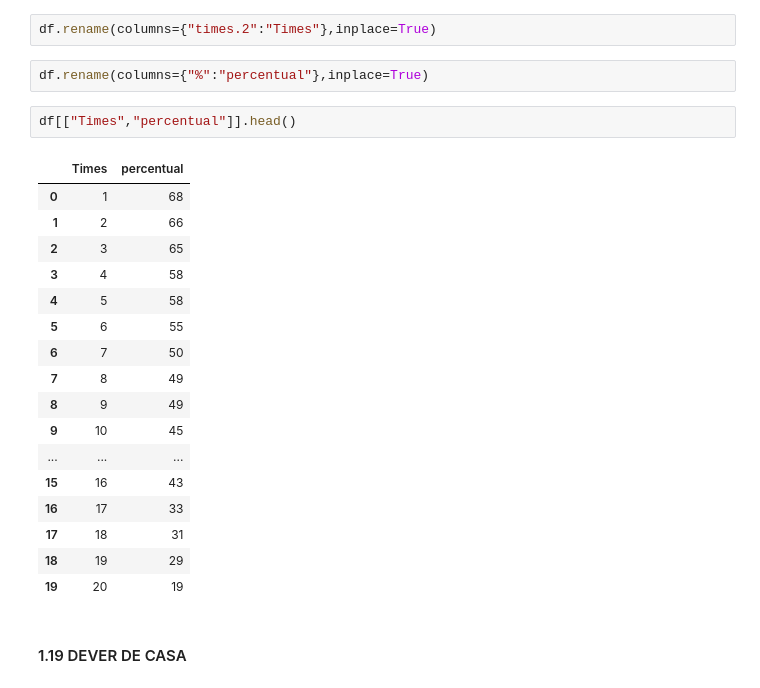
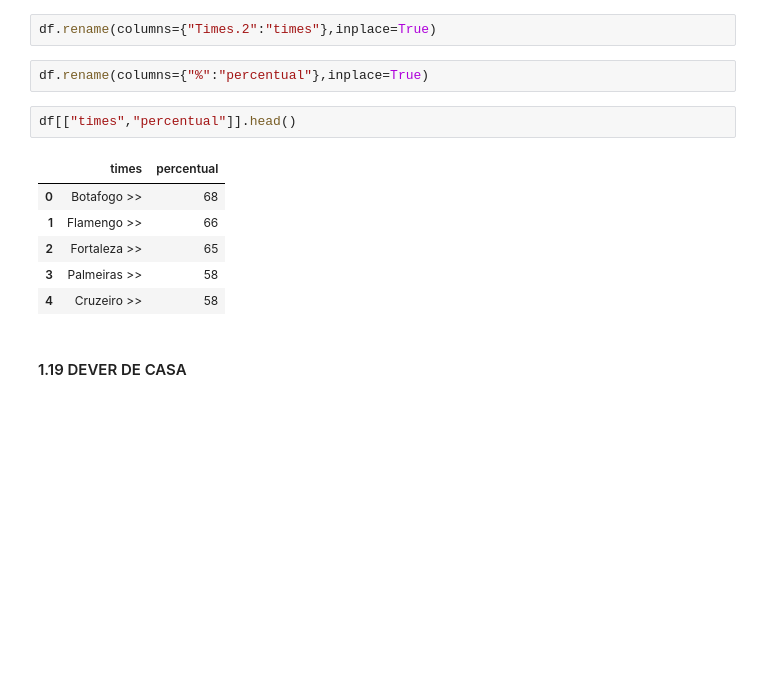
Before and after one commit to Mik3532/Python, a Jupyter notebook: table/webscraping.ipynb, the cells around one changed output. Saved outputs shown, nothing was run; the diff lists cells and outputs as text; blank space fills up the shorter version.

```diff
--- a/table/webscraping.ipynb
+++ b/table/webscraping.ipynb
@@ -239,29 +225,18 @@ df[["Times.2","%"]]
 # %% [markdown]
 #### 1.18 Renomeando colunas
 # %%
-df.rename(columns={"times.2":"Times"},inplace=True)
+df.rename(columns={"Times.2":"times"},inplace=True)
 # %%
 df.rename(columns={"%":"percentual"},inplace=True)
 # %%
-df[["Times","percentual"]].head()
+df[["times","percentual"]].head()
 # %% [output]
-|  | Times | percentual |
-| 0 | 1 | 68 |
-| 1 | 2 | 66 |
-| 2 | 3 | 65 |
-| 3 | 4 | 58 |
-| 4 | 5 | 58 |
-| 5 | 6 | 55 |
-| 6 | 7 | 50 |
-| 7 | 8 | 49 |
-| 8 | 9 | 49 |
-| 9 | 10 | 45 |
-| ... | ... | ... |
-| 15 | 16 | 43 |
-| 16 | 17 | 33 |
-| 17 | 18 | 31 |
-| 18 | 19 | 29 |
-| 19 | 20 | 19 |
+|  | times | percentual |
+| 0 | Botafogo >> | 68 |
+| 1 | Flamengo >> | 66 |
+| 2 | Fortaleza >> | 65 |
+| 3 | Palmeiras >> | 58 |
+| 4 | Cruzeiro >> | 58 |
 # %% [markdown]
 #### 1.19 DEVER DE CASA
 # %% [markdown]
```
Also changed, not shown: parts of 18 cells of this notebook.
